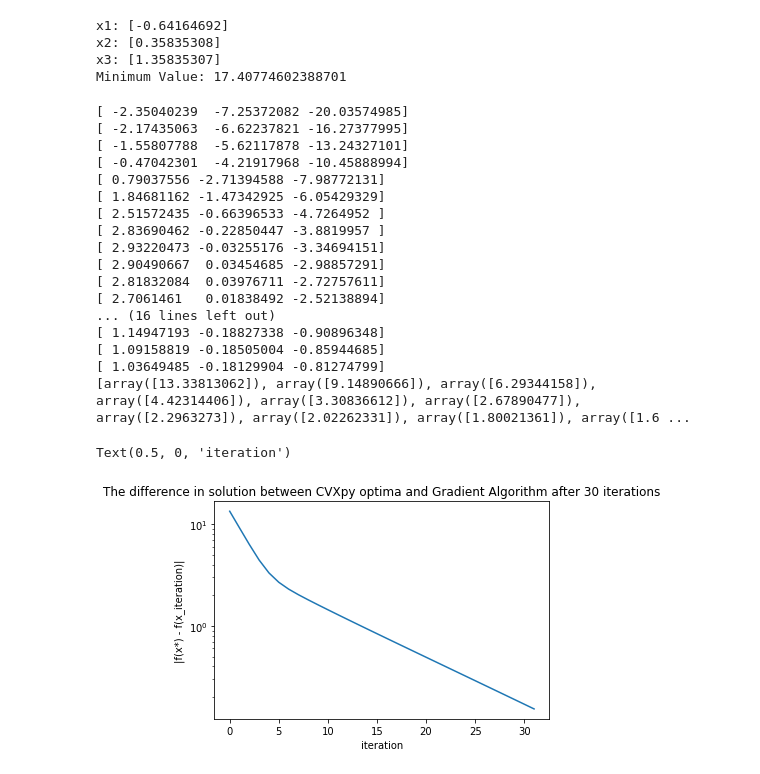
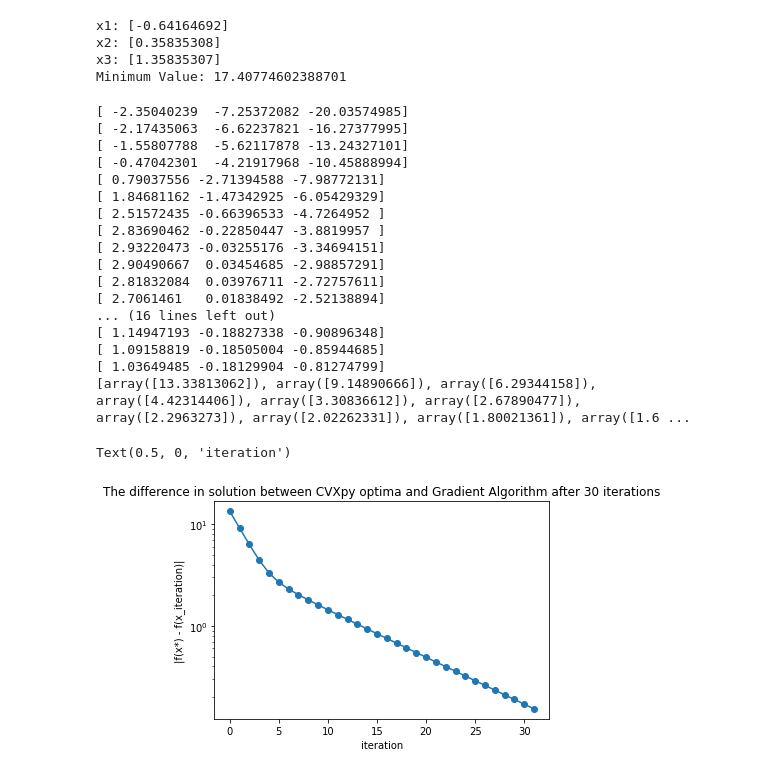
Before and after one commit to tylerhyang/ieor160hw4, a Jupyter notebook: hw4-caedivs.ipynb, the cells around one changed output. Drawn from its saved outputs; the diff is of its cells as text; code cells hidden in the pictures.

```diff
--- a/hw4-caedivs.ipynb
+++ b/hw4-caedivs.ipynb
@@ -102,35 +102,35 @@ diff = []
 def draw(dpoints):
     for i in range(len(dpoints)):
         diff.append(abs(func(dpoints[i]) - func([opt_x1.value, opt_x2.value, opt_x3.value])))
     print(diff)
     return diff
 
 draw(dpoints)
 plt.yscale("log")
-plt.plot(diff);
+plt.plot(diff, marker="o");
 plt.title("The difference in solution between CVXpy optima and Gradient Algorithm after 30 iterations");
 plt.ylabel("|f(x*) - f(x_iteration)|");
 plt.xlabel("iteration")
 # %% [output]
 [ -2.35040239  -7.25372082 -20.03574985]
 [ -2.17435063  -6.62237821 -16.27377995]
 [ -1.55807788  -5.62117878 -13.24327101]
 [ -0.47042301  -4.21917968 -10.45888994]
 [ 0.79037556 -2.71394588 -7.98772131]
 [ 1.84681162 -1.47342925 -6.05429329]
 [ 2.51572435 -0.66396533 -4.7264952 ]
 [ 2.83690462 -0.22850447 -3.8819957 ]
 [ 2.93220473 -0.03255176 -3.34694151]
 [ 2.90490667  0.03454685 -2.98857291]
 [ 2.81832084  0.03976711 -2.72757611]
 [ 2.7061461   0.01838492 -2.52138894]
 ... (16 lines left out)
 [ 1.14947193 -0.18827338 -0.90896348]
 [ 1.09158819 -0.18505004 -0.85944685]
 [ 1.03649485 -0.18129904 -0.81274799]
 [array([13.33813062]), array([9.14890666]), array([6.29344158]), array([4.42314406]), array([3.30836612]), array([2.67890477]), array([2.2963273]), array([2.02262331]), array([1.80021361]), array([1.6 ...
 Text(0.5, 0, 'iteration')
-[figure, old version]
+[figure, new version]
 # %%
 #plot for the 3d plot
 splitted = list(zip(*dpoints))
```
Also changed, not shown: parts of 4 cells of this notebook.
